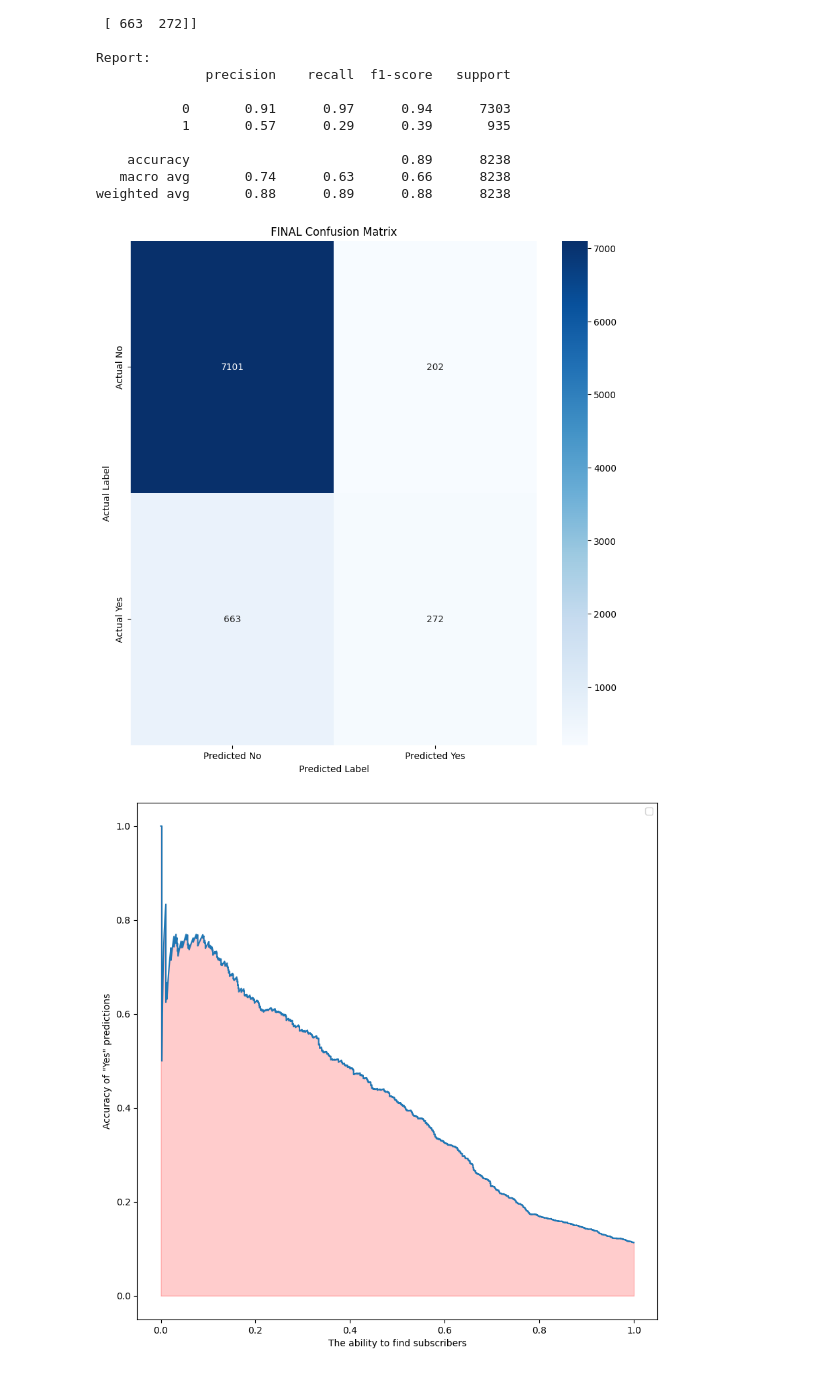
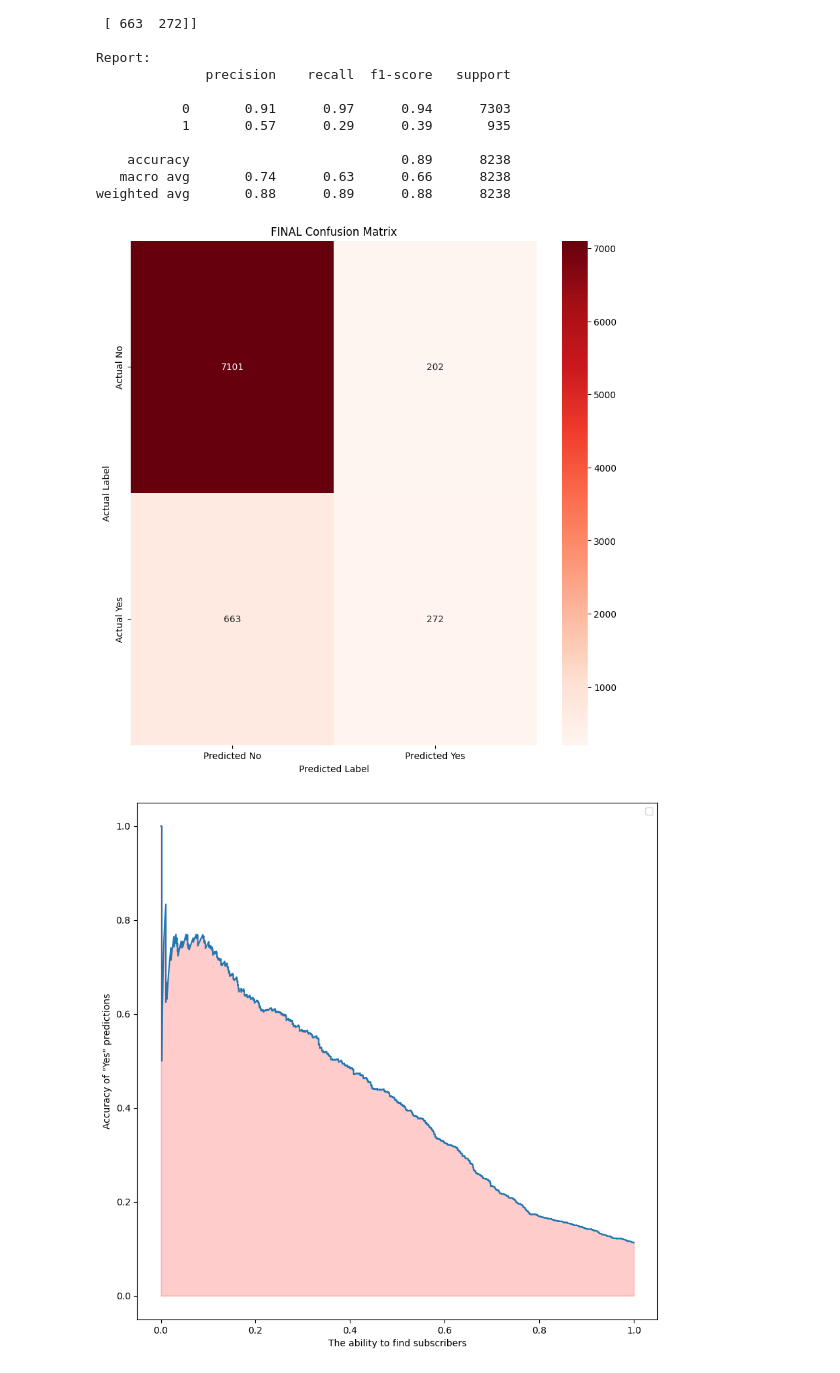
Before and after one commit to 1manvi/ML-fundamentals-2026, a Jupyter notebook: assignment_1_manvi_gupta.ipynb, the cells around one changed output. Cells and saved outputs as stored; diff of their text form; code cells hidden in the pictures.

Commit message:
Confusion Matrix and Model Performance

```diff
--- a/assignment_1_manvi_gupta.ipynb
+++ b/assignment_1_manvi_gupta.ipynb
@@ -410,13 +402,13 @@ weighted avg       0.88      0.89      0.88      8238
 # %%
 cont_matrix = confusion_matrix(y_test, y_pred)
 plt.figure(figsize=(10, 10))
-sns.heatmap(cont_matrix, annot=True, fmt = 'd', cmap = 'Blues', xticklabels=['Predicted No', 'Predicted Yes'], yticklabels = ['Actual No', 'Actual Yes'])
+sns.heatmap(cont_matrix, annot=True, fmt = 'd', cmap = 'Reds', xticklabels=['Predicted No', 'Predicted Yes'], yticklabels = ['Actual No', 'Actual Yes'])
 plt.ylabel('Actual Label')
 plt.xlabel('Predicted Label')
 plt.title('FINAL Confusion Matrix')
 plt.show()
 # %% [output]
-[figure, old version]
+[figure, new version]
 # %%
 from sklearn.metrics import precision_recall_curve
 precisions, recalls, thresholds = precision_recall_curve(y_te, y_probs)
```
Also changed, not shown: parts of 1 cell of this notebook.
